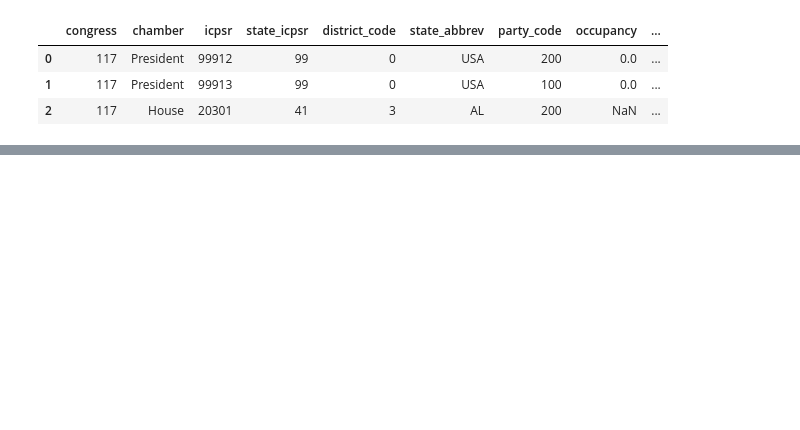
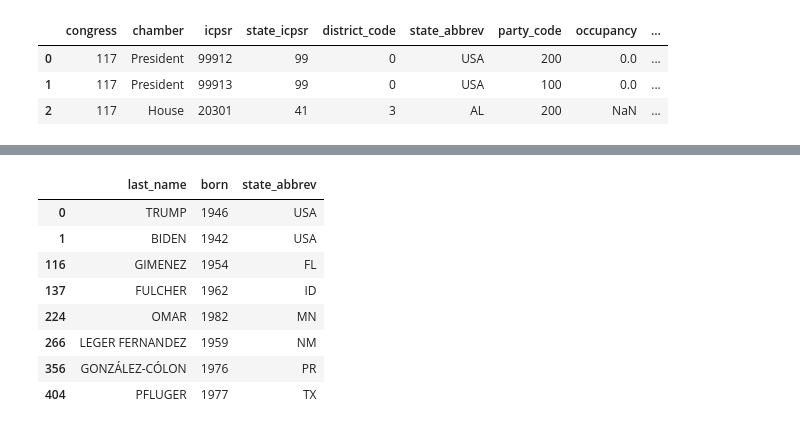
Before and after one commit to meesuny/contrans, a Jupyter notebook: app/datawrangling.ipynb, the cells around one changed output, grey strips where cells are left out. Drawn from its saved outputs; the diff is of its cells as text; code cells hidden in the pictures; blank space fills up the shorter version.

```diff
--- a/app/datawrangling.ipynb
+++ b/app/datawrangling.ipynb
@@ -222,0 +284,12 @@ ValueError: You are trying to merge on int64 and object columns. If you wish to
+# %%
+members_total.query("matched == 'left_only'")[['last_name','born','state_abbrev']]
+# %% [output]
+|  | last_name | born | state_abbrev |
+| 0 | TRUMP | 1946 | USA |
+| 1 | BIDEN | 1942 | USA |
+| 116 | GIMENEZ | 1954 | FL |
+| 137 | FULCHER | 1962 | ID |
+| 224 | OMAR | 1982 | MN |
+| 266 | LEGER FERNANDEZ | 1959 | NM |
+| 356 | GONZÁLEZ-CÓLON | 1976 | PR |
+| 404 | PFLUGER | 1977 | TX |
```
Also changed, not shown: parts of 40 cells of this notebook.
